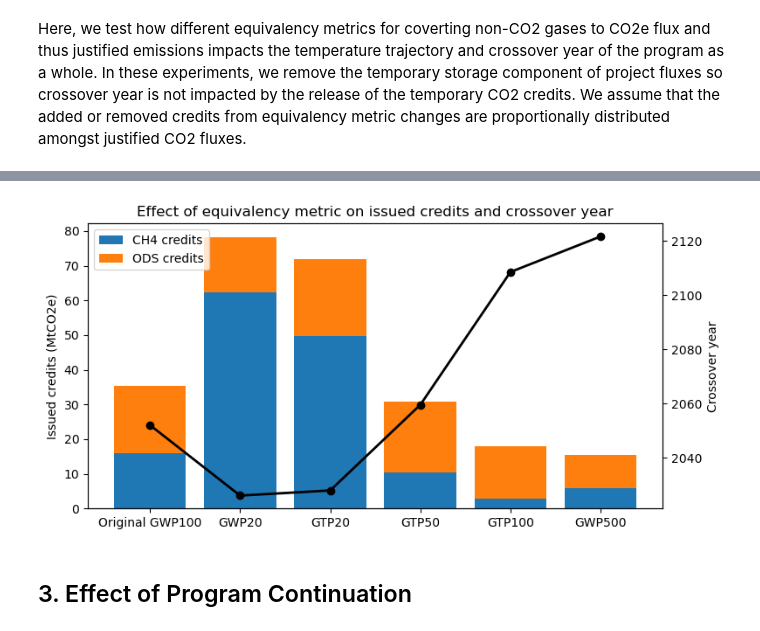
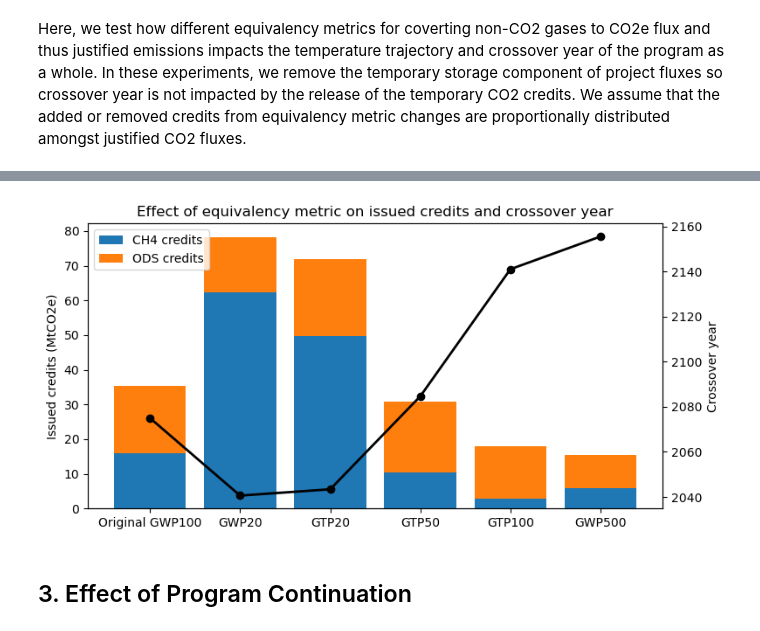
Before and after one commit to carbonplan/slcp-offsetting, a Jupyter notebook: notebooks/02a_ca_analysis_SpecificODS.ipynb, the cells around one changed output, grey strips where cells are left out. Drawn from its saved outputs; the diff is of its cells as text; code cells hidden in the pictures.

```diff
--- a/notebooks/02a_ca_analysis_SpecificODS.ipynb
+++ b/notebooks/02a_ca_analysis_SpecificODS.ipynb
@@ -288,0 +355,19 @@ Ensemble complete in 1.9 seconds.
+# %%
+# ----------------------------
+# apply justified emissions to ensemble
+# ----------------------------
+
+for _, row in df_e.iterrows():
+
+    year = float(row["year"])
+    i = np.argmin(np.abs(timepoints_ens - year))
+    yr = timepoints_ens[i]
+
+    co2_e = row["co2_justified"] / 1e9
+    ch4_e = row["ch4_justified"] / 1e6
+    n2o_e = row["n2o_justified"] / 1e6
+
+    for scen in ["emissions_only", "net_program"]:
+        f_ens.emissions.loc[dict(timepoints=yr, scenario=scen, specie="CO2 FFI")].values += co2_e
+        f_ens.emissions.loc[dict(timepoints=yr, scenario=scen, specie="CH4")].values += ch4_e
+        f_ens.emissions.loc[dict(timepoints=yr, scenario=scen, specie="N2O")].values += n2o_e
@@ -406,8 +656,6 @@ claimed_ods_t = f.temperature.loc[dict(scenario="claimed_ods", config="central",
 # calculate crossover years
 
 #  ---  First, calculate total total  ---
-actual_diff = projects_only - baseline
-claimed_diff = claimed - baseline
 comparison_diff = actual_diff - claimed_diff
 
 crossing_indices = np.where(np.diff(np.sign(comparison_diff)) != 0)[0]
@@ -437,9 +685,9 @@ plt.tight_layout()
 plt.show()
 
 #  ---  Next, ODS and CH4-specific  ---
-ods_diff = (actual_ods_t - baseline) - (claimed_ods_t - baseline)
+ods_diff = actual_ods_t - claimed_ods_t
 ods_crossing_indices = np.where(np.diff(np.sign(ods_diff)) != 0)[0]
-ods_crossing_indices = ods_crossing_indices[years[ods_crossing_indices] > 2010]
+ods_crossing_indices = ods_crossing_indices[years[ods_crossing_indices] > 2025]
 
 if len(ods_crossing_indices) > 0:
     i = ods_crossing_indices[0]
@@ -447,9 +695,9 @@ if len(ods_crossing_indices) > 0:
 else:
     ods_crossover_year = np.nan
 
-ch4_diff = (actual_ch4_t - baseline) - (claimed_ch4_t - baseline)
+ch4_diff = actual_ch4_t - claimed_ch4_t
 ch4_crossing_indices = np.where(np.diff(np.sign(ch4_diff)) != 0)[0]
-ch4_crossing_indices = ch4_crossing_indices[years[ch4_crossing_indices] > 2010]
+ch4_crossing_indices = ch4_crossing_indices[years[ch4_crossing_indices] > 2025]
 
 if len(ch4_crossing_indices) > 0:
     i = ch4_crossing_indices[0]
@@ -461,8 +709,8 @@ else:
 fig, (ax1, ax2) = plt.subplots(1, 2, figsize=(14, 4))
 
 # ch4 temperature
-ax1.plot(years, actual_ch4_t - baseline, label="Actual CH4")
-ax1.plot(years, claimed_ch4_t - baseline, "--", label="Claimed (tCO2e)")
+ax1.plot(years, actual_ch4_t, label="Actual CH4")
+ax1.plot(years, claimed_ch4_t, "--", label="Claimed (tCO2e)")
 ax1.axhline(0, linestyle="--", linewidth=1, color="k")
 
 if not np.isnan(ch4_crossover_year):
@@ -476,8 +724,8 @@ ax1.set_title("CH4: actual vs implied temperature impact")
 ax1.legend()
 
 # ods temperature
-ax2.plot(years, actual_ods_t - baseline, label="Actual ODS")
-ax2.plot(years, claimed_ods_t - baseline, "--", label="Claimed (tCO2e)")
+ax2.plot(years, actual_ods_t, label="Actual ODS")
+ax2.plot(years, claimed_ods_t, "--", label="Claimed (tCO2e)")
 ax2.axhline(0, linestyle="--", linewidth=1, color="k")
 
 if not np.isnan(ods_crossover_year):
@@ -668,8 +925,11 @@ plt.show()
 
 equiv_summary = []
 
-# exclude future temporary CO2 storage re-release
-df_p_observed = df_p[df_p["year"] <= 2030].copy()
+# use crediting period only to calculate issued credits
+df_p_crediting = df_p[df_p["year"] <= 2025].copy()
+
+# use crediting period only to calculate issued credits
+df_p_crediting = df_p[df_p["year"] <= 2025].copy()
 
 # original gwp100 credit totals
 original_ch4_credits = -1 * (df_p_crediting["ch4_flux"] * df_p_crediting["year"].apply(gwp_ch4)).sum()
@@ -750,4 +1010,4 @@ plt.show()
-[figure, old version]
+[figure, new version]
 # %% [markdown]
 ## 3. Effect of Program Continuation
 # %% [markdown]
```
Also changed, not shown: parts of 27 cells of this notebook.
